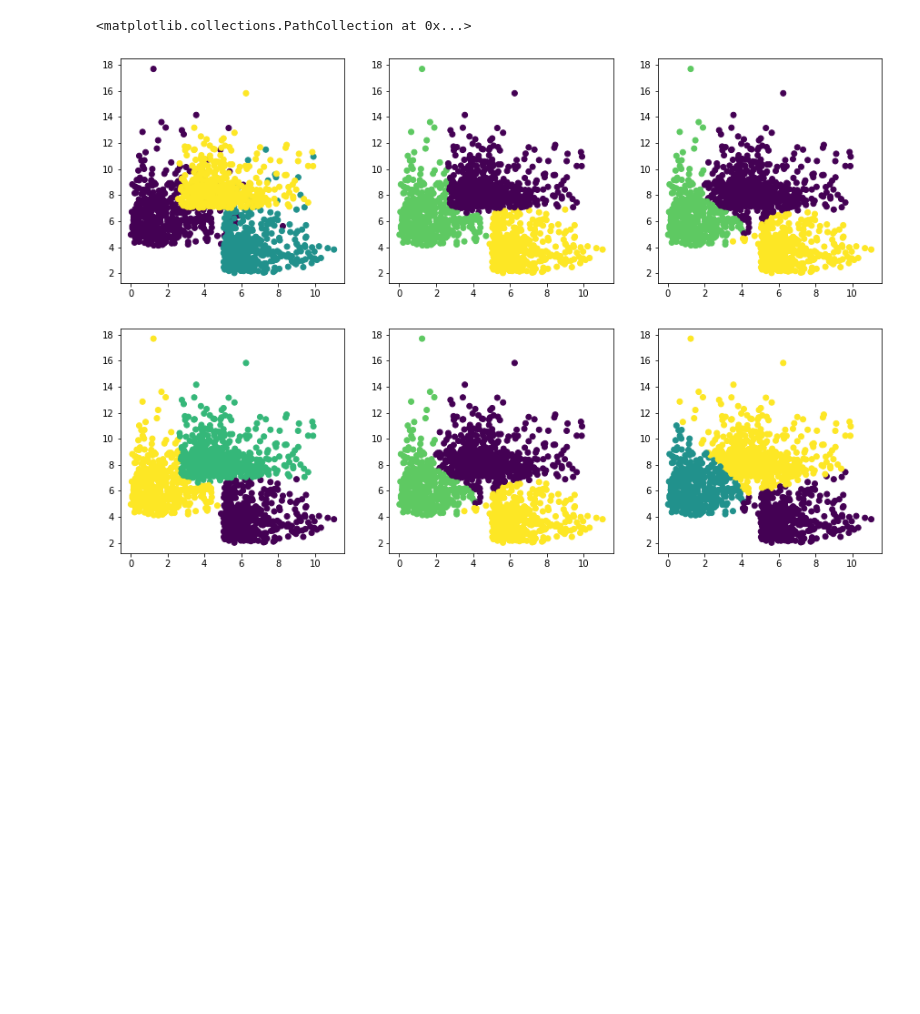
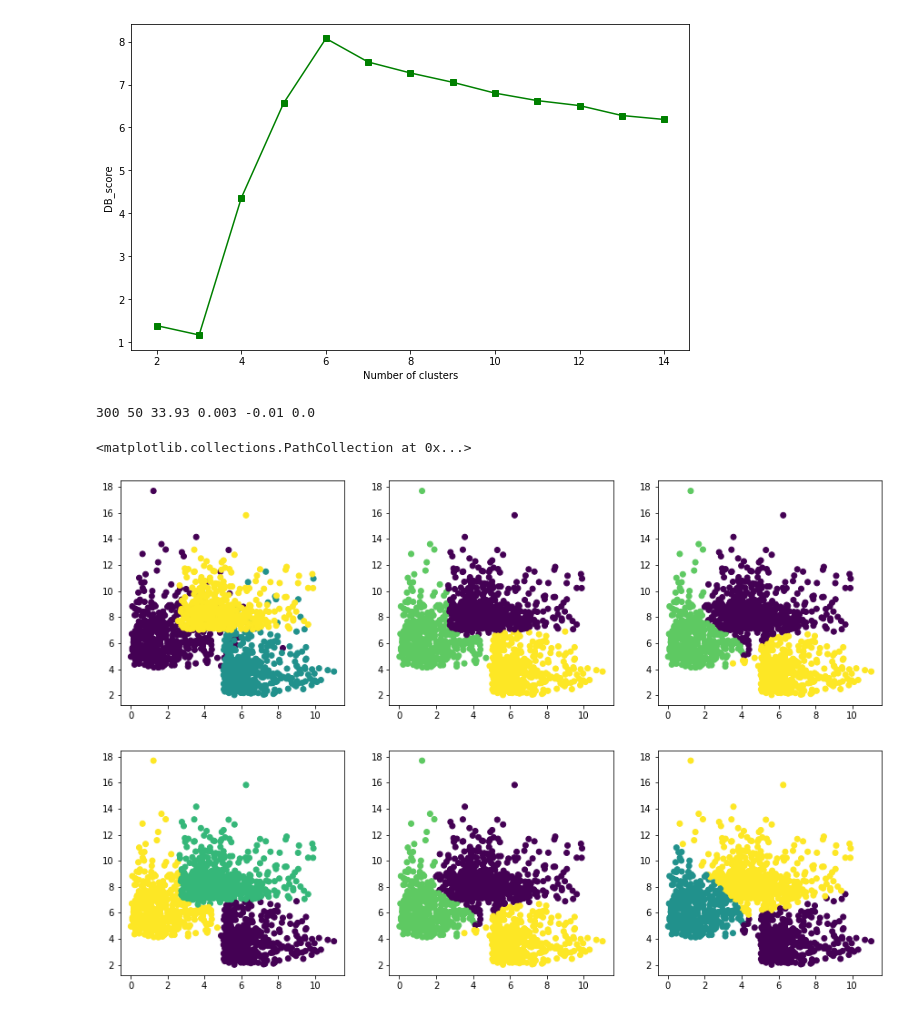
Before and after one commit to monsterBB/KEC, a Jupyter notebook: KEC_simulations/simulation.ipynb, the cells around one changed output. Saved outputs shown, nothing was run; the diff lists cells and outputs as text; code cells hidden in the pictures; blank space fills up the shorter version.

```diff
--- a/KEC_simulations/simulation.ipynb
+++ b/KEC_simulations/simulation.ipynb
@@ -387,0 +468,12 @@ def k_expectile_new(X, k):
+# %%
+from sklearn import metrics
+DB =  list()
+silhouette =  list()
+for k in range(2,15):
+    C_c1, clusters1,tau1 = k_expectile_vtau_c(X,k)
+    s1 = metrics.silhouette_score(X, clusters1, metric='euclidean')
+    print(s1)
+    s2 = metrics.davies_bouldin_score(X, clusters1)
+    print(s2)
+    DB.append(s2)
+    silhouette.append(s1)
@@ -387,0 +498,40 @@ def k_expectile_new(X, k):
+# %%
+fig, ax = plt.subplots(figsize = (10,6))
+plt.plot(range(2,15), DB,'g-s')
+plt.xlabel('Number of clusters')
+plt.ylabel('DB_score')
+plt.savefig('DB_score.png',transparent=True)
+# %% [output]
+[figure, added]
+# %%
+p=50
+k=3
+n_samples=100
+#def sim_clu(n_samples,p,k):
+y = np.zeros(n_samples*k)
+y[(n_samples+1):n_samples*(k-1)]=1
+y[(n_samples*(k-1)+1):n_samples*k]=2
+#y = blobs[1]
+r = 10
+acc = np.zeros(r)
+ari = np.zeros(r)
+for i in range(r):
+    X = sim1_fun(p,k,n_samples)
+    #X = PCA(n_components=20).fit_transform(X_ini)
+    #X = TSNE(n_components=3).fit_transform(X)
+    #k-expectile
+    #spectral
+    spectral = SpectralClustering(n_clusters=k)
+    spectral.fit(X)
+    clusters3 = spectral.labels_
+    acc[i] = cluster_index(clusters3,y,k)
+    ari[i] = metrics.adjusted_rand_score(y, clusters3)
+acc_m, acc_s = np.mean(acc)*100,np.std(acc)
+ari_m, ari_s = np.mean(ari)*100,np.std(ari)
+rou = lambda x: round(x, 2)
+rou_v = np.vectorize(rou)
+rou1 = lambda x: round(x, 3)
+rou_v1 = np.vectorize(rou1)
+print(n_samples*k,p, rou_v(acc_m),rou_v1(acc_s),rou_v(ari_m),rou_v1(ari_s))
+# %% [output]
+300 50 33.93 0.003 -0.01 0.0
```
Also changed, not shown: parts of 28 cells of this notebook, 13 other files.
